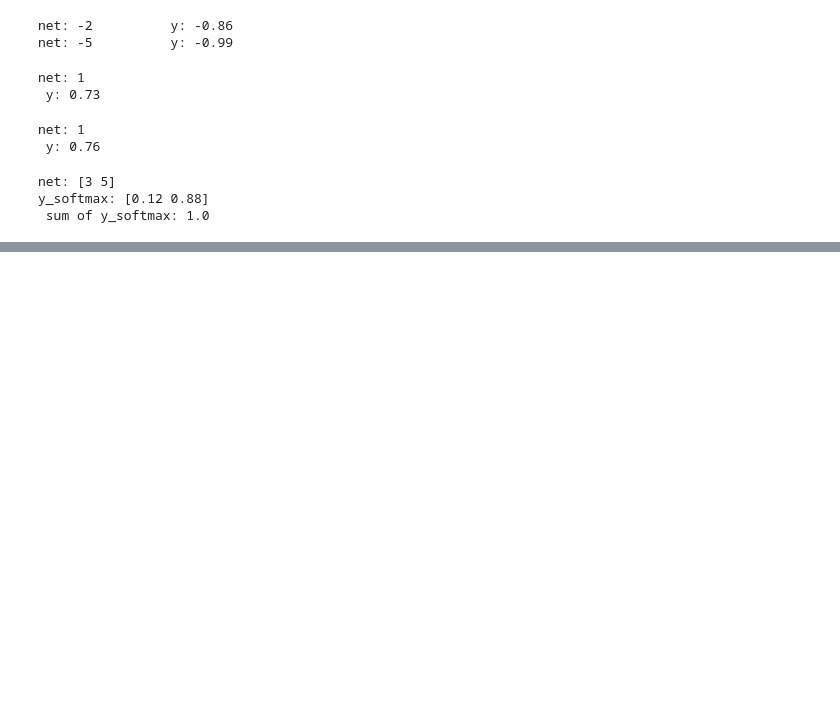
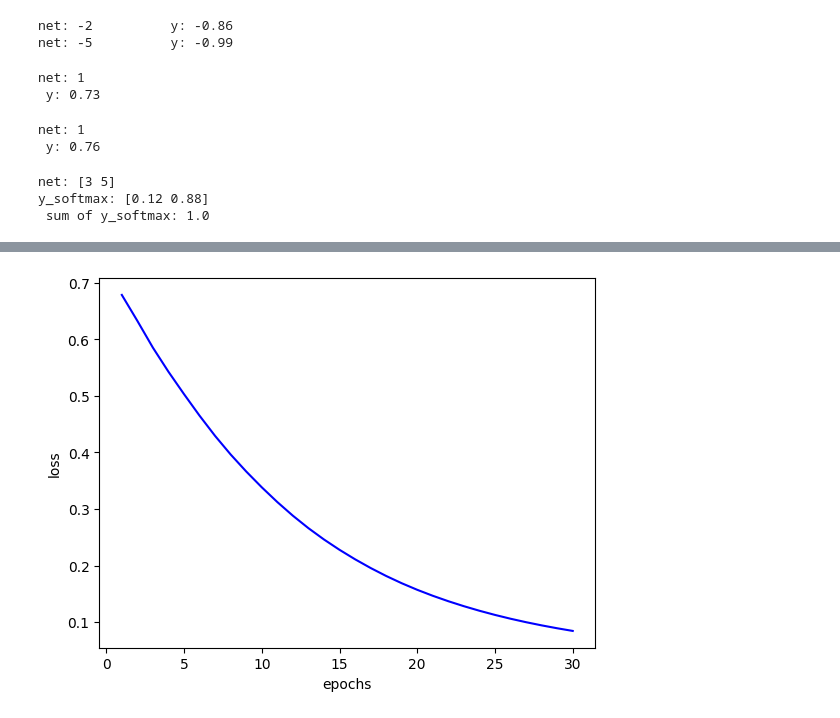
Before and after one commit to won-hj/deep-learning, a Jupyter notebook: 신경망을_활용한_딥러닝_실습.ipynb, the cells around one changed output, grey strips where cells are left out. Saved outputs shown, nothing was run; the diff lists cells and outputs as text; code cells hidden in the pictures; blank space fills up the shorter version.

```diff
--- a/신경망을_활용한_딥러닝_실습.ipynb
+++ b/신경망을_활용한_딥러닝_실습.ipynb
@@ -318,0 +719,13 @@ y_softmax: [0.12 0.88]
+# %%
+x_train = np.array([[1, 1, 0], [1, 0, 0], [0, 0, 1], [0, 1, 1]])   # 학습 데이터
+y_train = np.array([[0], [0], [1], [1]])                           # 레이블
+# %%
+model = Sequential([
+    Input(shape=(3, )),
+    Dense(1,
+          activation='sigmoid',
+          kernel_initializer=RandomNormal(seed=77))
+])
+
+model.compile(optimizer=Adam(learning_rate=0.1), loss='binary_crossentropy')
+history = model.fit(x_train, y_train, epochs=30, verbose=1)
@@ -318,0 +762,10 @@ y_softmax: [0.12 0.88]
+# %%
+epochs = range(1, len(history.history['loss'])+1)
+
+plt.plot(epochs, history.history['loss'], color='blue')
+plt.xlabel('epochs')
+plt.ylabel('loss')
+
+plt.show()
+# %% [output]
+[figure, added]
```
Also changed, not shown: parts of 38 cells of this notebook.
